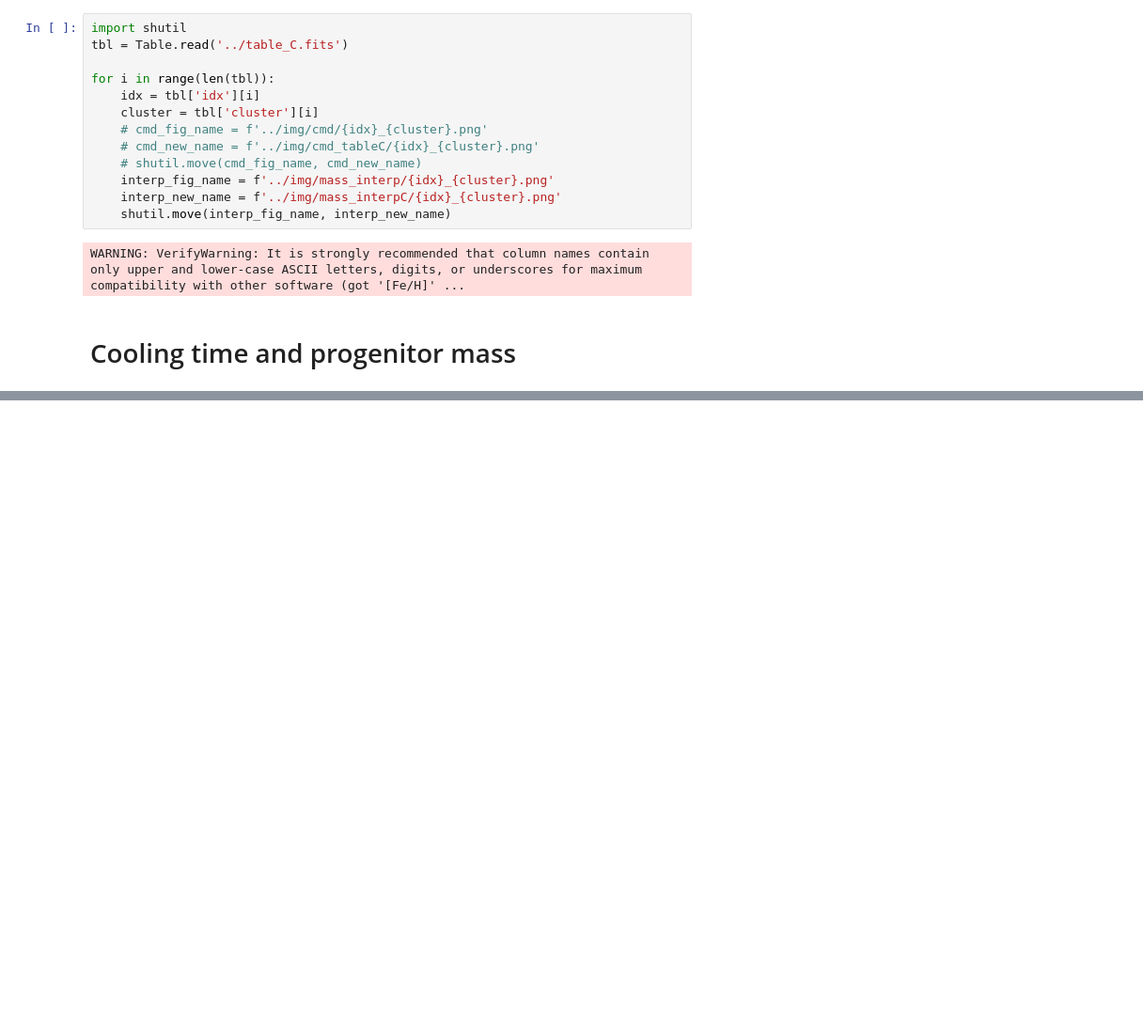
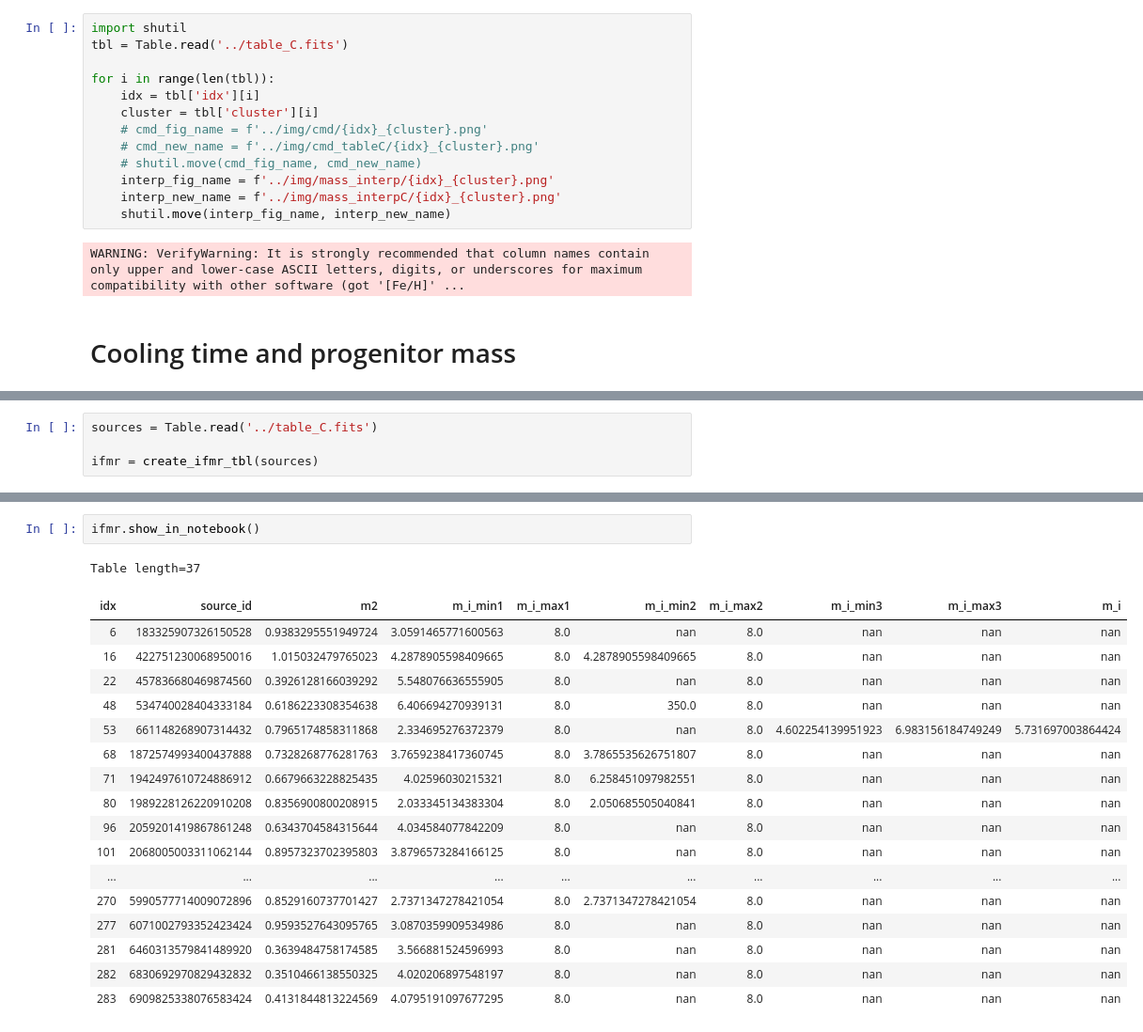
Before and after one commit to orenir49/WD_project, a Jupyter notebook: auxiliary_notebooks/color_color.ipynb, the cells around one changed output, grey strips where cells are left out. Shown at 94% size. Drawn from its saved outputs; the diff is of its cells as text; blank space fills up the shorter version.

```diff
--- a/auxiliary_notebooks/color_color.ipynb
+++ b/auxiliary_notebooks/color_color.ipynb
@@ -995,0 +1277,4 @@ for i in range(len(sources)):
+# %%
+sources = Table.read('../table_C.fits')
+
+ifmr = create_ifmr_tbl(sources)
@@ -995,0 +1283,21 @@ for i in range(len(sources)):
+# %%
+ifmr.show_in_notebook()
+# %% [output]
+Table length=37
+| idx | source_id | m2 | m_i_min1 | m_i_max1 | m_i_min2 | m_i_max2 | m_i_min3 | m_i_max3 | m_i |
+| 6 | 183325907326150528 | 0.9383295551949724 | 3.0591465771600563 | 8.0 | nan | 8.0 | nan | nan | nan |
+| 16 | 422751230068950016 | 1.015032479765023 | 4.2878905598409665 | 8.0 | 4.2878905598409665 | 8.0 | nan | nan | nan |
+| 22 | 457836680469874560 | 0.3926128166039292 | 5.548076636555905 | 8.0 | nan | 8.0 | nan | nan | nan |
+| 48 | 534740028404333184 | 0.6186223308354638 | 6.406694270939131 | 8.0 | 350.0 | 8.0 | nan | nan | nan |
+| 53 | 661148268907314432 | 0.7965174858311868 | 2.334695276372379 | 8.0 | nan | 8.0 | 4.602254139951923 | 6.983156184749249 | 5.731697003864424 |
+| 68 | 1872574993400437888 | 0.7328268776281763 | 3.7659238417360745 | 8.0 | 3.7865535626751807 | 8.0 | nan | nan | nan |
+| 71 | 1942497610724886912 | 0.6679663228825435 | 4.02596030215321 | 8.0 | 6.258451097982551 | 8.0 | nan | nan | nan |
+| 80 | 1989228126220910208 | 0.8356900800208915 | 2.033345134383304 | 8.0 | 2.050685505040841 | 8.0 | nan | nan | nan |
+| 96 | 2059201419867861248 | 0.6343704584315644 | 4.034584077842209 | 8.0 | nan | 8.0 | nan | nan | nan |
+| 101 | 2068005003311062144 | 0.8957323702395803 | 3.8796573284166125 | 8.0 | nan | 8.0 | nan | nan | nan |
+| ... | ... | ... | ... | ... | ... | ... | ... | ... | ... |
+| 270 | 5990577714009072896 | 0.8529160737701427 | 2.7371347278421054 | 8.0 | 2.7371347278421054 | 8.0 | nan | nan | nan |
+| 277 | 6071002793352423424 | 0.9593527643095765 | 3.0870359909534986 | 8.0 | nan | 8.0 | nan | nan | nan |
+| 281 | 6460313579841489920 | 0.3639484758174585 | 3.566881524596993 | 8.0 | nan | 8.0 | nan | nan | nan |
+| 282 | 6830692970829432832 | 0.3510466138550325 | 4.020206897548197 | 8.0 | nan | 8.0 | nan | nan | nan |
+| 283 | 6909825338076583424 | 0.4131844813224569 | 4.0795191097677295 | 8.0 | nan | 8.0 | nan | nan | nan |
```
Also changed, not shown: parts of 7 cells of this notebook, 4 other files.
